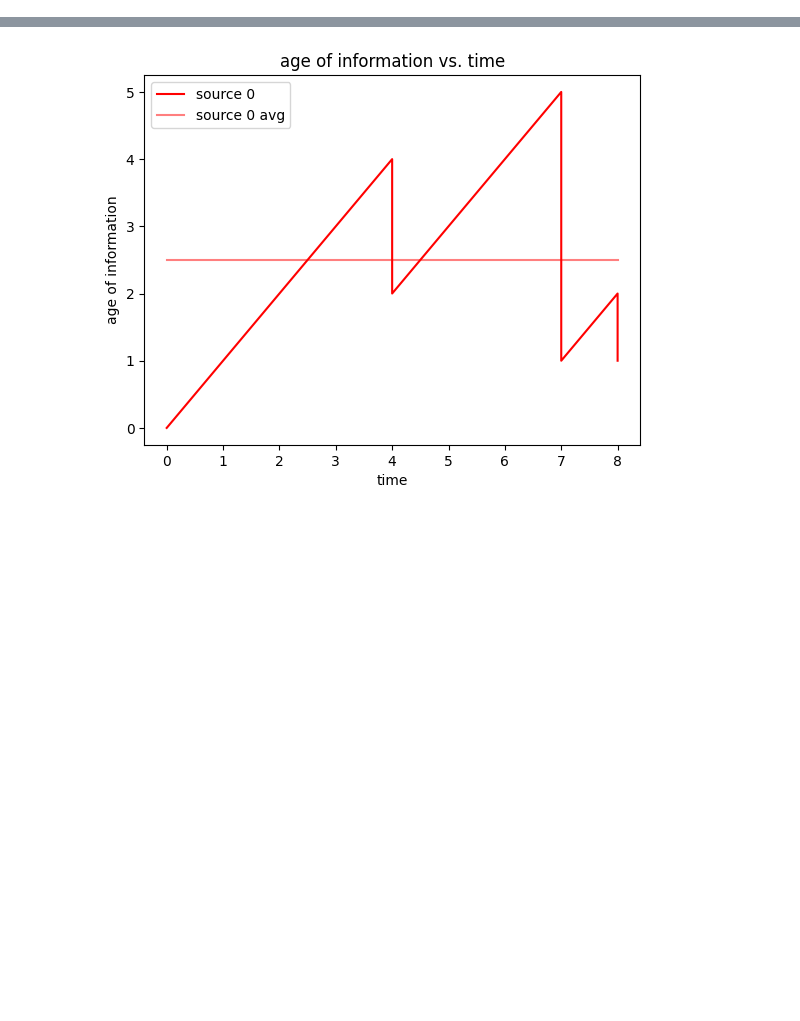
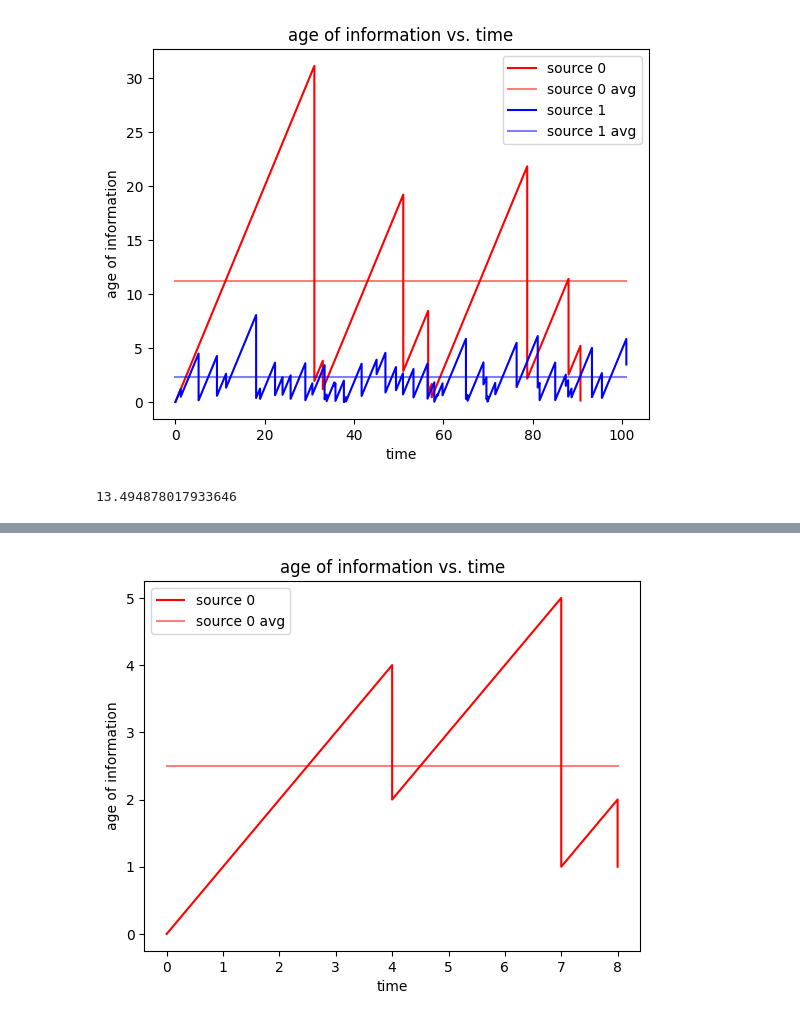
Before and after one commit to Amani-blip/Avg-Age-of-Info, a Jupyter notebook: main.ipynb, the cells around one changed output, grey strips where cells are left out. Saved outputs shown, nothing was run; the diff lists cells and outputs as text; code cells hidden in the pictures; blank space fills up the shorter version.

```diff
--- a/main.ipynb
+++ b/main.ipynb
@@ -102,0 +99,6 @@ plot_age_of_information(outputs, sources=[0, 1], plot_average=True)
+# %%
+outputs = LCFS_S().simulate(packets)
+plot_age_of_information(outputs, sources=[0, 1], plot_average=True)
+# %% [output]
+[figure, added]
+13.494878017933646
```
Also changed, not shown: parts of 12 cells of this notebook.
